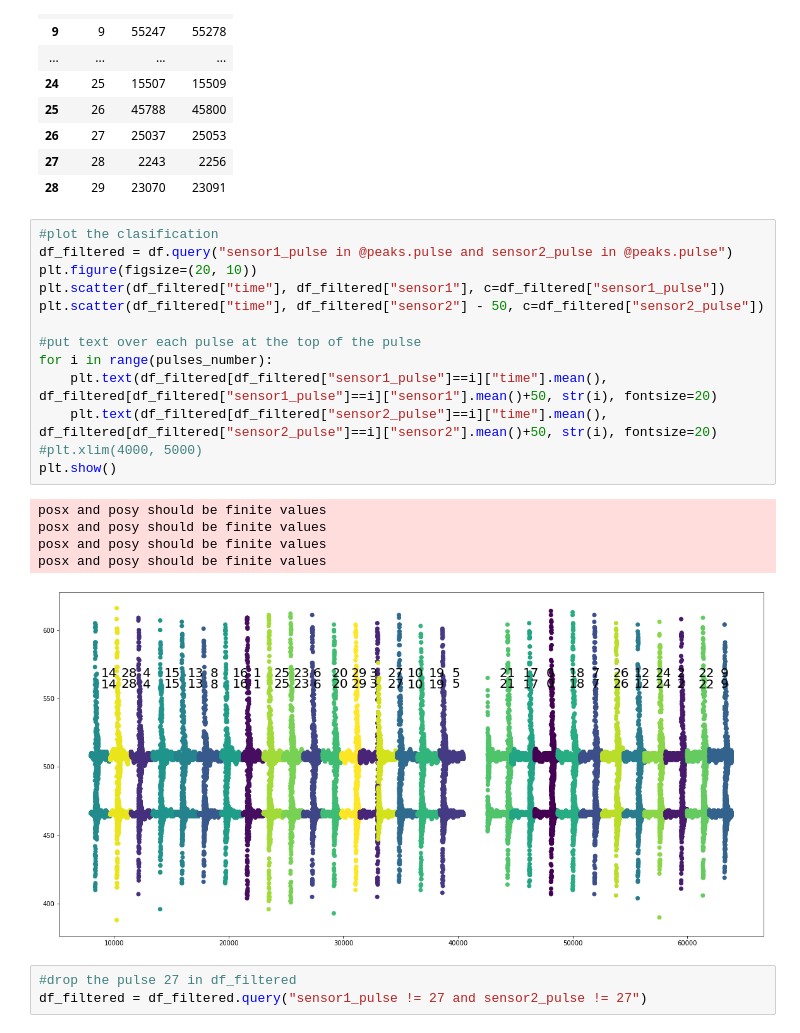
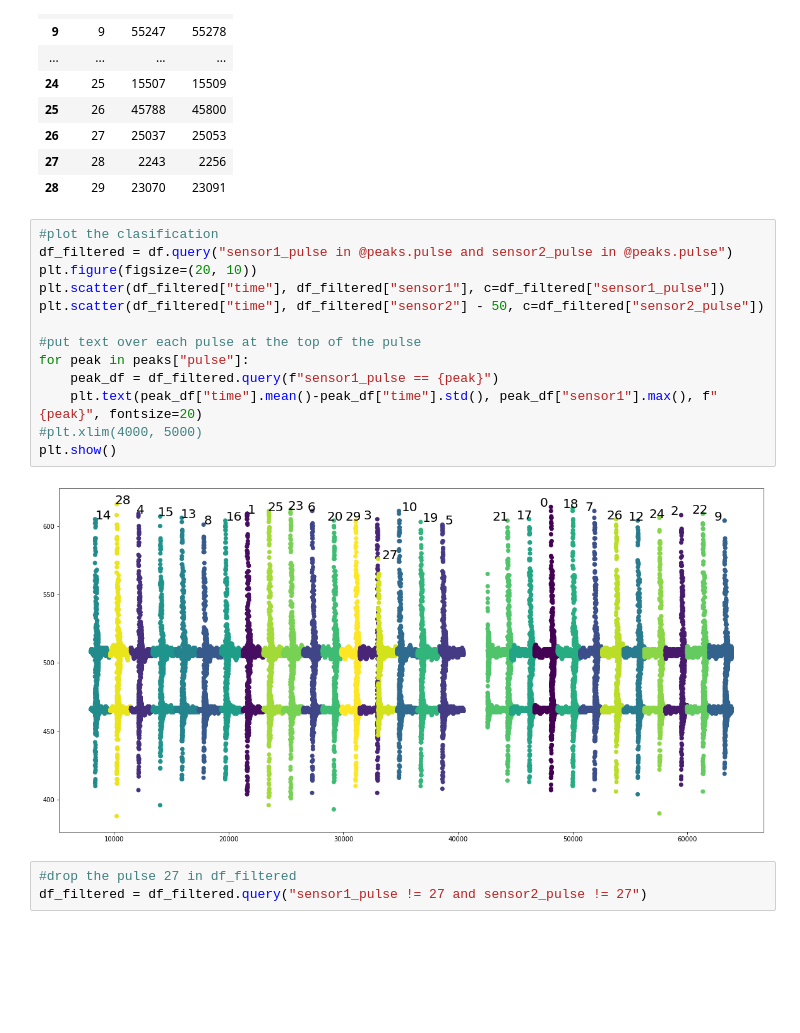
Before and after one commit to santortiz/Sound-velocity-measurement-with-K-means, a Jupyter notebook: identifier.ipynb, the cells around one changed output. Drawn from its saved outputs; the diff is of its cells as text; blank space fills up the shorter version.

Commit message:
Move text of peak id to the peak

```diff
--- a/identifier.ipynb
+++ b/identifier.ipynb
@@ -106,22 +100,18 @@ peaks
 # %%
 #plot the clasification
 df_filtered = df.query("sensor1_pulse in @peaks.pulse and sensor2_pulse in @peaks.pulse")
 plt.figure(figsize=(20, 10))
 plt.scatter(df_filtered["time"], df_filtered["sensor1"], c=df_filtered["sensor1_pulse"])
 plt.scatter(df_filtered["time"], df_filtered["sensor2"] - 50, c=df_filtered["sensor2_pulse"])
 
 #put text over each pulse at the top of the pulse
-for i in range(pulses_number):
-    plt.text(df_filtered[df_filtered["sensor1_pulse"]==i]["time"].mean(), df_filtered[df_filtered["sensor1_pulse"]==i]["sensor1"].mean()+50, str(i), fontsize=20)
-    plt.text(df_filtered[df_filtered["sensor2_pulse"]==i]["time"].mean(), df_filtered[df_filtered["sensor2_pulse"]==i]["sensor2"].mean()+50, str(i), fontsize=20)
+for peak in peaks["pulse"]:
+    peak_df = df_filtered.query(f"sensor1_pulse == {peak}")
+    plt.text(peak_df["time"].mean()-peak_df["time"].std(), peak_df["sensor1"].max(), f"{peak}", fontsize=20)
 #plt.xlim(4000, 5000)
 plt.show()
 # %% [output]
-posx and posy should be finite values
-posx and posy should be finite values
-posx and posy should be finite values
-posx and posy should be finite values
-[figure, old version]
+[figure, new version]
 # %%
 #drop the pulse 27 in df_filtered
 df_filtered = df_filtered.query("sensor1_pulse != 27 and sensor2_pulse != 27")
```
Also changed, not shown: parts of 6 cells of this notebook.
